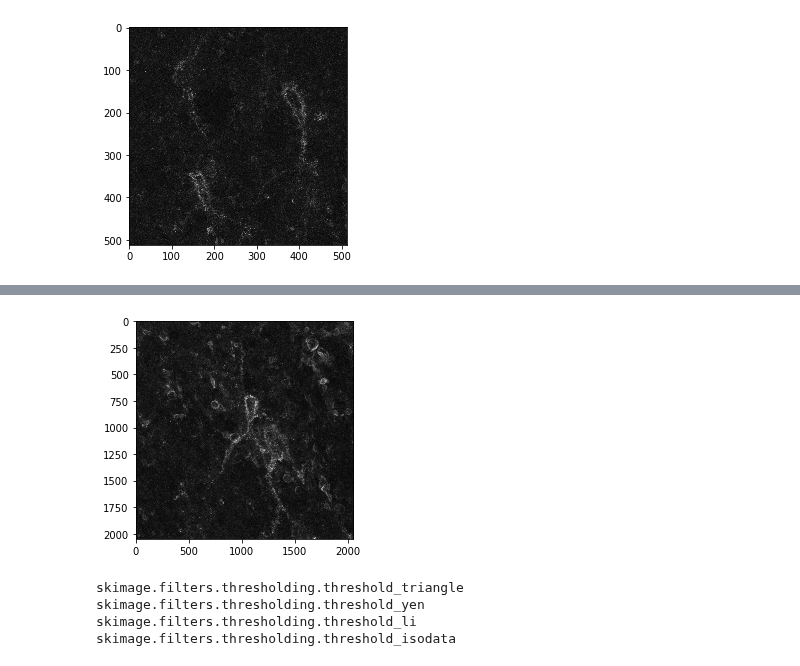
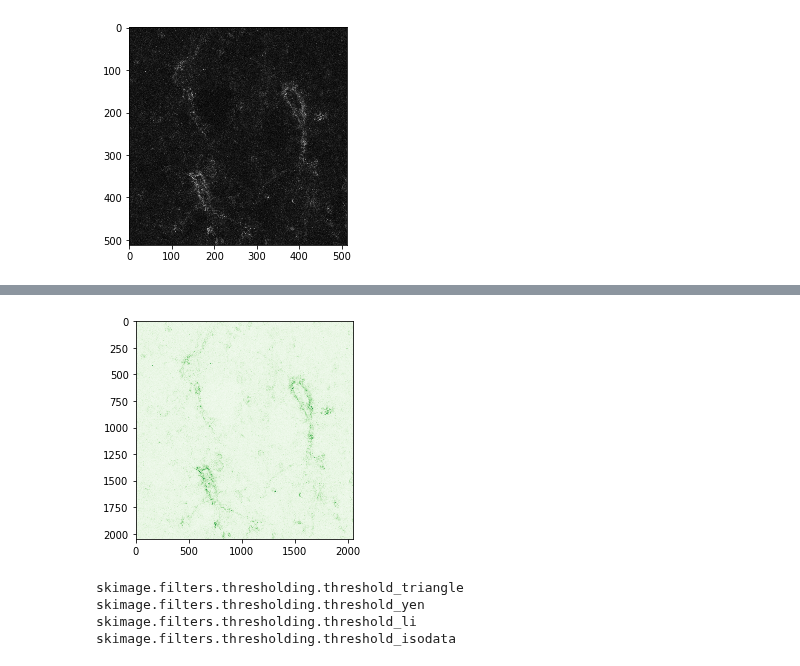
Before and after one commit to mimc7580/diff_classifier, a Jupyter notebook: notebooks/development/PNN_binning_example_workthrough.ipynb, the cells around one changed output, grey strips where cells are left out. Saved outputs shown, nothing was run; the diff lists cells and outputs as text; code cells hidden in the pictures.

```diff
--- a/notebooks/development/PNN_binning_example_workthrough.ipynb
+++ b/notebooks/development/PNN_binning_example_workthrough.ipynb
@@ -202,7 +202,7 @@ plt.show()
 # %% [output]
 [figure]
 # %%
-img = skimage.io.imread('HBSS_vid_4_z_stack_MaxIP.tif')
+img = skimage.io.imread('HBSS_vid_3_z_stack_MaxIP.tif')
 img.shape
 imgplot = plt.imshow(img[0, :, :], cmap='gray')
 plt.show()
@@ -211,10 +214,11 @@ plt.show()
 # %%
 img_scaled = resize(img[0,:,:],(2048,2048))
-scaled_plot = plt.imshow(img_scaled, cmap='gray')
+scaled_plot = plt.imshow(img_scaled, cmap='Greens')
+
 #plt.axis('off')
 plt.show()
 # %% [output]
-[figure, old version]
+[figure, new version]
 # %%
 try_all_threshold(img_scaled, figsize=(20,18))
 # %% [output]
```
Also changed, not shown: parts of 3 cells of this notebook, 1 other file.
